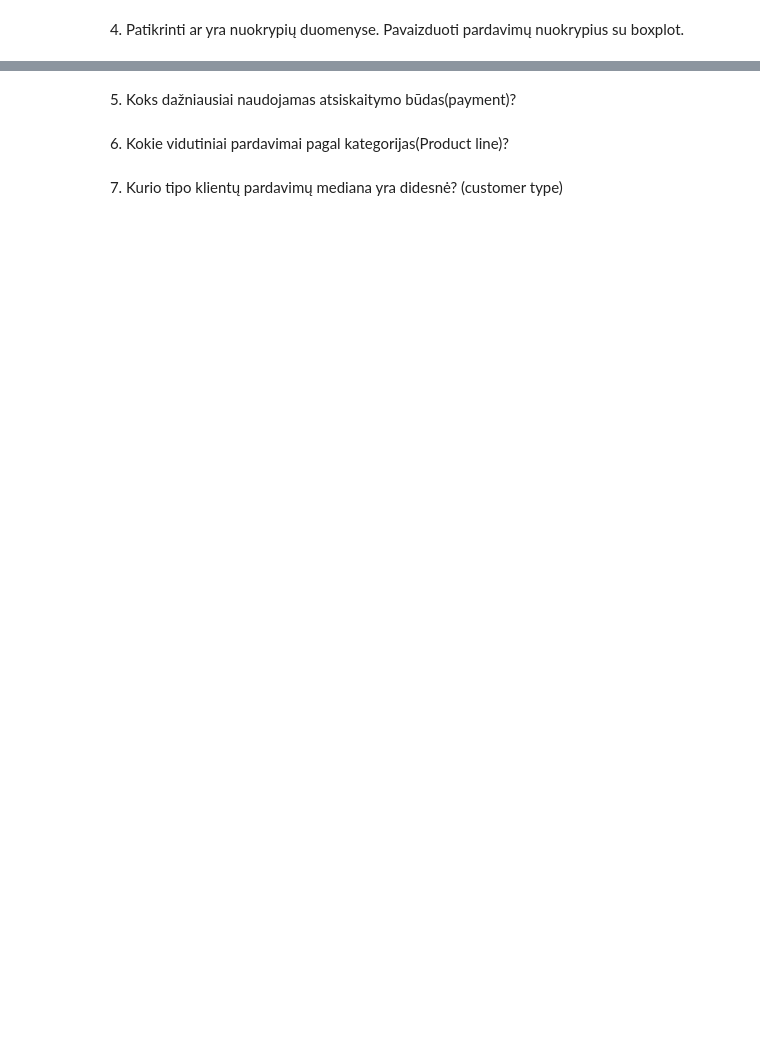
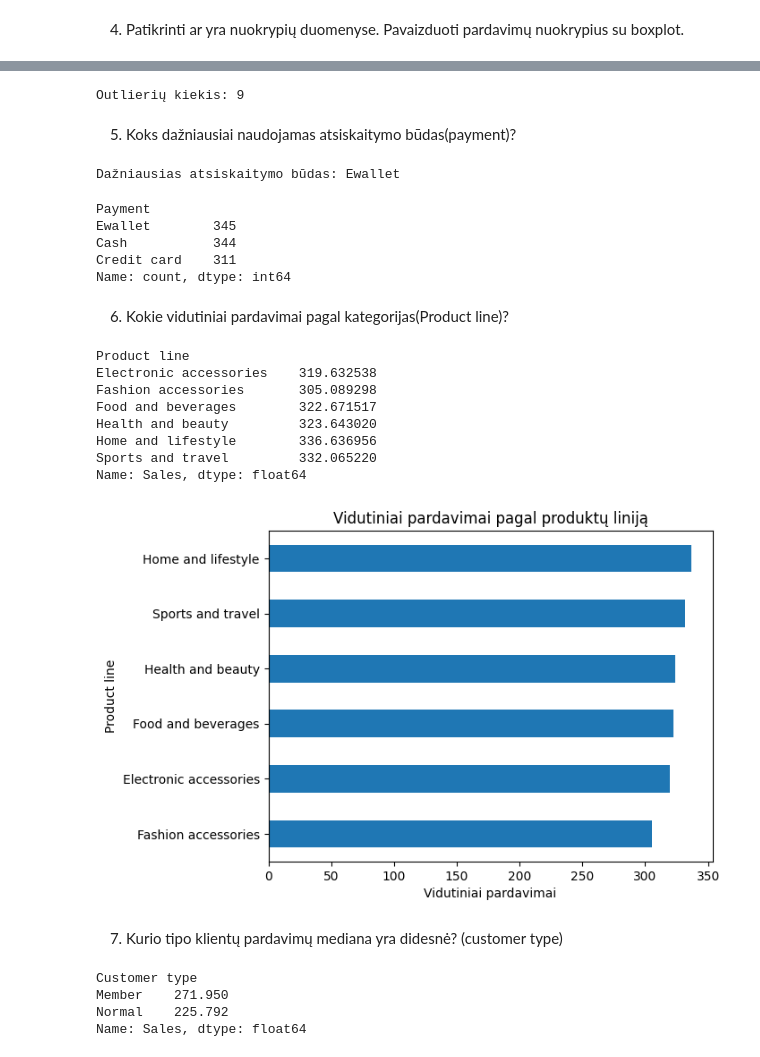
Before and after one commit to erikasstasytis/Python, a Jupyter notebook: Descriptive_statistics_task.ipynb, the cells around one changed output, grey strips where cells are left out. Saved outputs shown, nothing was run; the diff lists cells and outputs as text; code cells hidden in the pictures; blank space fills up the shorter version.

```diff
--- a/Descriptive_statistics_task.ipynb
+++ b/Descriptive_statistics_task.ipynb
@@ -60,6 +91,61 @@ boxplot.
+# %%
+Q1 = statistics["Sales"].quantile(0.25)
+Q3 = statistics["Sales"].quantile(0.75)
+IQR = Q3 - Q1
+
+lower_bound = Q1 - 1.5 * IQR
+upper_bound = Q3 + 1.5 * IQR
+
+outliers = statistics[(statistics["Sales"] < lower_bound) |
+                      (statistics["Sales"] > upper_bound)]
+
+print("Outlierių kiekis:", len(outliers))
+# %% [output]
+Outlierių kiekis: 9
 # %% [markdown]
 5. Koks dažniausiai naudojamas atsiskaitymo būdas(payment)?
+# %%
+most_common_payment = statistics["Payment"].mode()[0]
+print("Dažniausias atsiskaitymo būdas:", most_common_payment)
+# %% [output]
+Dažniausias atsiskaitymo būdas: Ewallet
+# %%
+statistics["Payment"].value_counts()
+# %% [output]
+Payment
+Ewallet        345
+Cash           344
+Credit card    311
+Name: count, dtype: int64
 # %% [markdown]
 6. Kokie vidutiniai pardavimai pagal kategorijas(Product line)?
+# %%
+product_avg = statistics.groupby("Product line")["Sales"].mean()
+
+print(product_avg)
+
+product_avg.sort_values().plot(kind="barh")
+plt.title("Vidutiniai pardavimai pagal produktų liniją")
+plt.xlabel("Vidutiniai pardavimai")
+plt.show()
+# %% [output]
+Product line
+Electronic accessories    319.632538
+Fashion accessories       305.089298
+Food and beverages        322.671517
+Health and beauty         323.643020
+Home and lifestyle        336.636956
+Sports and travel         332.065220
+Name: Sales, dtype: float64
+[figure, added]
 # %% [markdown]
 7. Kurio tipo klientų pardavimų mediana yra didesnė? (customer type)
+# %%
+customer_median = statistics.groupby("Customer type")["Sales"].median()
+
+print(customer_median)
+# %% [output]
+Customer type
+Member    271.950
+Normal    225.792
+Name: Sales, dtype: float64
```
Also changed, not shown: parts of 7 cells of this notebook, 4 other files.
